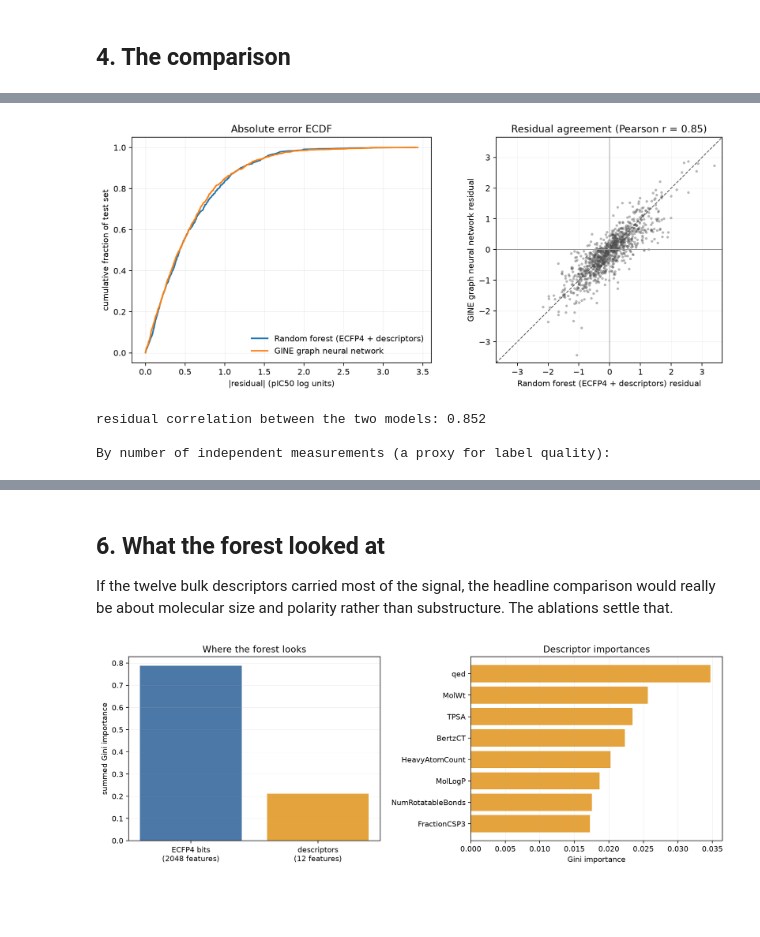
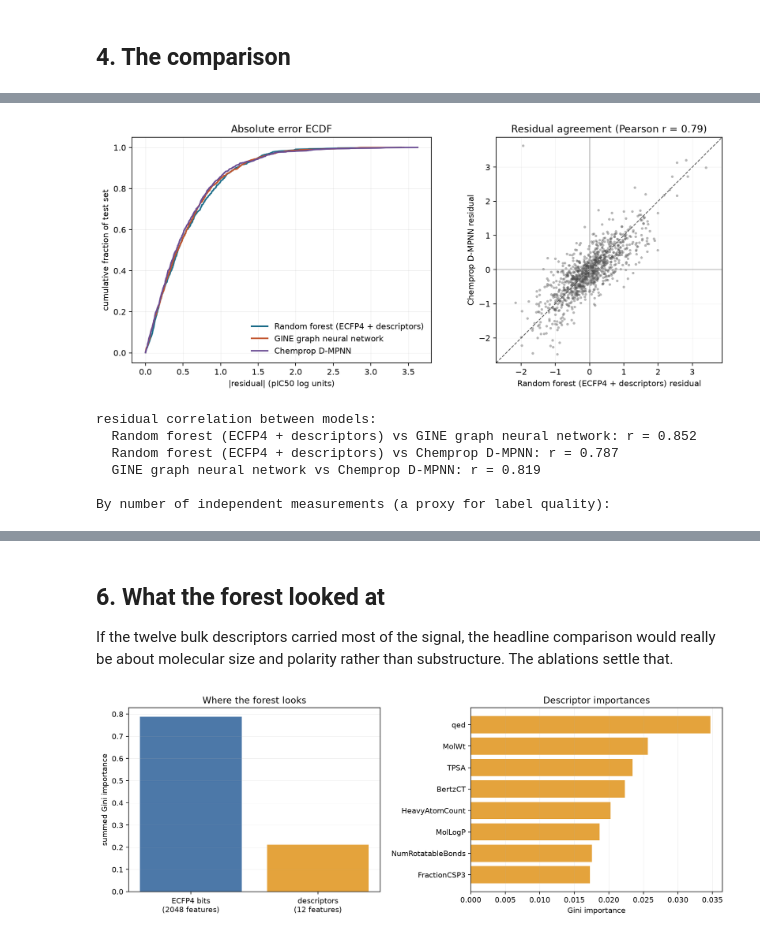
Before and after one commit to aadityageddam-ux/hdac1-qsar-gnn, a Jupyter notebook: report.ipynb, the cells around one changed output, grey strips where cells are left out. Drawn from its saved outputs; the diff is of its cells as text; code cells hidden in the pictures; blank space fills up the shorter version.

```diff
--- a/report.ipynb
+++ b/report.ipynb
@@ -166,10 +187,13 @@ table = pd.DataFrame(comparison["table"])[
 ].rename(columns={"cls_roc_auc": "ROC-AUC", "cls_pr_auc": "PR-AUC", "cls_mcc": "MCC"})
 display(table.round(4))
 
-print("\nPaired bootstrap, RF minus GNN (* = significant at 95%):")
-for metric, d in comparison["deltas"].items():
-    star = "*" if d["significant"] else " "
-    print(f" {star} {metric:18s} {d['delta']:+.4f}  [{d['lo']:+.4f}, {d['hi']:+.4f}]  p={d['p_value']:.3f}")
+for pair, block in comparison["pairwise_deltas"].items():
+    print("")
+    print(f"Paired bootstrap - {pair}  (* = significant at 95%)")
+    for metric, d in block.items():
+        star = "*" if d["significant"] else " "
+        print(f" {star} {metric:18s} {d['delta']:+.4f}  "
+              f"[{d['lo']:+.4f}, {d['hi']:+.4f}]  p={d['p_value']:.3f}")
 # %% [output]
 |  | model | rmse | mae | r2 | spearman | ROC-AUC | PR-AUC | MCC |
 | 0 | mean predictor | 1.1060 | 0.9007 | -0.0166 | NaN | 0.5000 | 0.3092 | 0.0000 |
@@ -233,11 +268,16 @@ display(pd.DataFrame({
 # %%
 display(Image(filename=str(RESULTS / "fig_error_distributions.png")))
-print("residual correlation between the two models:",
-      round(comparison["residual_correlation"], 3))
-print("\nBy number of independent measurements (a proxy for label quality):")
+print("residual correlation between models:")
+for pair, r in comparison["residual_correlation"].items():
+    print(f"  {pair}: r = {r:.3f}")
+print("")
+print("By number of independent measurements (a proxy for label quality):")
 display(pd.DataFrame(comparison["stratified_by_replicates"]).T)
 # %% [output]
-[figure, old version]
+[figure, new version]
-residual correlation between the two models: 0.852
+residual correlation between models:
+  Random forest (ECFP4 + descriptors) vs GINE graph neural network: r = 0.852
+  Random forest (ECFP4 + descriptors) vs Chemprop D-MPNN: r = 0.787
+  GINE graph neural network vs Chemprop D-MPNN: r = 0.819
 
 By number of independent measurements (a proxy for label quality):
@@ -247,7 +287,7 @@ By number of independent measurements (a proxy for label quality):
 # %% [markdown]
 ## 6. What the forest looked at
 
-If the twelve bulk descriptors carried most of the signal, the headline comparison would really
-be about molecular size and polarity rather than substructure. The ablations settle that.
+If the twelve bulk descriptors carried most of the signal, the headline comparison would really be
+about molecular size and polarity rather than substructure. The ablations settle that.
 # %%
 display(Image(filename=str(RESULTS / "fig_rf_importance.png")))
```
Also changed, not shown: parts of 20 cells of this notebook, 20 other files.
